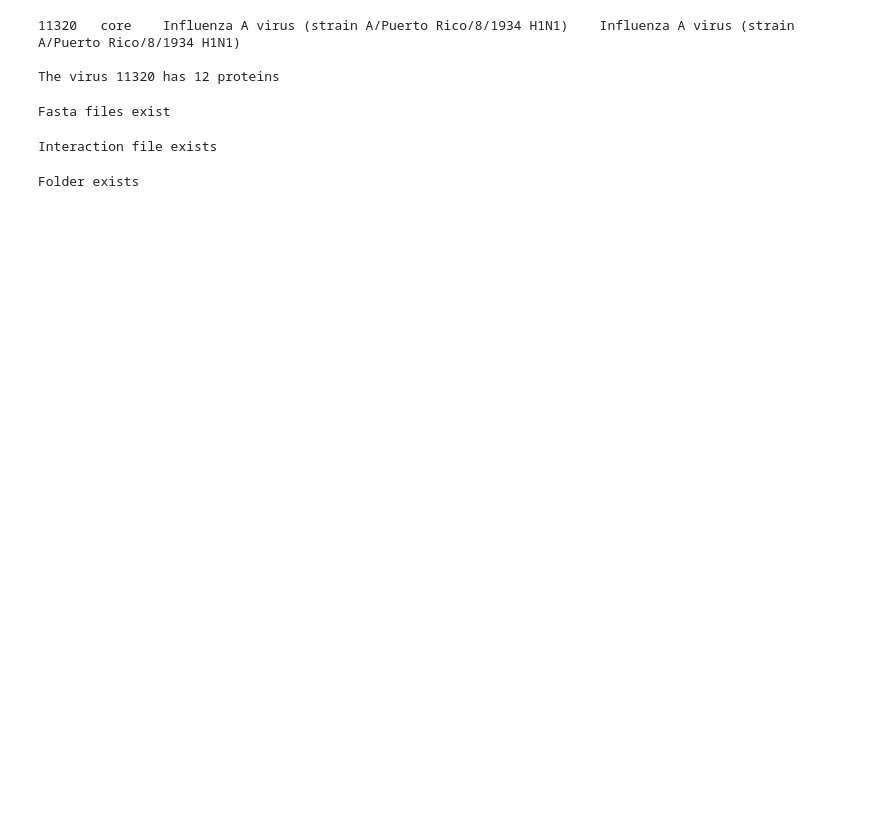
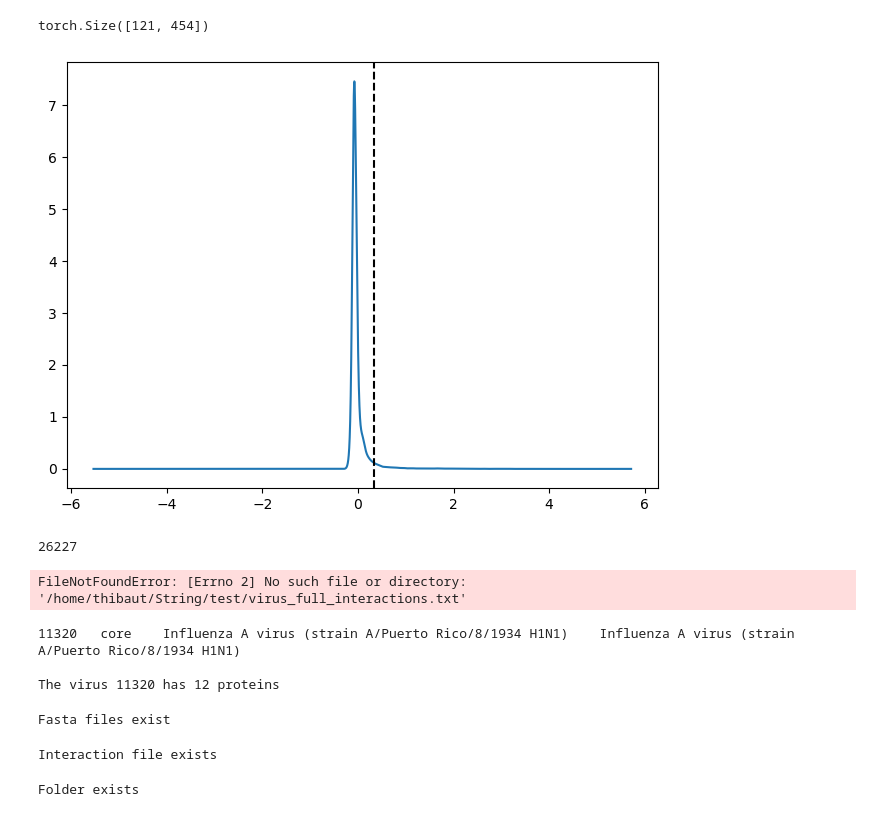
Before and after one commit to Hawaii-Bioinformatics/ViralEmbed, a Jupyter notebook: attention_contact_pipeline.ipynb, the cells around one changed output. Saved outputs shown, nothing was run; the diff lists cells and outputs as text; code cells hidden in the pictures; blank space fills up the shorter version.

```diff
--- a/attention_contact_pipeline.ipynb
+++ b/attention_contact_pipeline.ipynb
@@ -65,3 +150,80 @@ if not os.path.exists(saving_folder):
+# %%
+
+
+def get_contacts_numbers(pair, tensors, pairs_list, plot = False):
+    prot1, prot2 = pair[1][0], pair[1][1]
+    attention_block = f"{prot1}_{prot2}_attention.pt"
+    index = pairs_list.index(attention_block)
+
+    last = tensors[index].reshape(1,-1).tolist()[0]
+
+    x = np.linspace(min(last),max(last),len(last))
+    g_kde = gaussian_kde(last)
+    eval = g_kde.evaluate(x)
+
+    fact = (max(last)-min(last))/len(last)
+    masses = eval * fact
+    cum = np.cumsum(masses)
+    x_index_limit = sum(cum >= 0.95)
+
+    threshold = x[x_index_limit]
+    last_index_limit = sum(np.array(last) > threshold)
+
+
+    if plot :
+        plt.plot(x, eval)
+        plt.axvline(x=x[last_index_limit], color='black', linestyle='--', label='0.95')
+        plt.tight_layout()
+        plt.show()
+
+    att_over_threshold = len(last) - last_index_limit
+
+    return att_over_threshold
+# %%
+tensors[14].shape
+# %% [output]
+torch.Size([121, 454])
+# %%
+pair = (("NEP_I34A1", "NRAM_I34A1"), (4, 5), 295)
+get_contacts_numbers(pair, tensors, pairs_list, plot=True)
+# %% [output]
+[figure, added]
+26227
+# %%
+# Get the 6 best and 6 worst scores from string for the virus
+
+def best_woarst_scores(tsv_file, id_map) :
+    # Get the interactions dict
+    interactions_full_path, _, _, _ = read_full_interaction_file(tsv_file)
+    # Sort by STRING global score
+    sorted_pairs = sorted(interactions_full_path.items(), key=lambda item: item[1][-1])
+
+    reversed_id_map = {v: k for k, v in id_map.items()}
+
+
+    worst_pairs = [(pair, scores[-1]) for pair, scores in sorted_pairs[:10]]
+    best_pairs = [(pair, scores[-1]) for pair, scores in sorted_pairs[-10:]]
+
+    worst_pairs = remove_pairs(worst_pairs)
+    best_pairs = remove_pairs(best_pairs)
+
+    worst_pairs = [((pair, (reversed_id_map[pair[0]],reversed_id_map[pair[1]]), scores)) for pair, scores in worst_pairs]
+    best_pairs = [((pair, (reversed_id_map[pair[0]],reversed_id_map[pair[1]]), scores)) for pair, scores in best_pairs]
+
+    return worst_pairs, best_pairs
+
+
+    #return best_pairs, best_scores, worst_pairs, worst_scores
+
+interactions_full_path = f'/home/thibaut/String/{virus_id}/virus_full_interactions.txt'
+
+worst_pairs, best_pairs = best_worst_scores(interactions_full_path, id_map)
+
+# Afficher les résultats
+print("5 pires paires avec scores :", worst_pairs)
+print("5 meilleures paires avec scores :", best_pairs)
+# %% [output]
+FileNotFoundError: [Errno 2] No such file or directory: '/home/thibaut/String/test/virus_full_interactions.txt'
 # %%
 # Virus informations :
 
```
Also changed, not shown: parts of 16 cells of this notebook, 8 other files.
